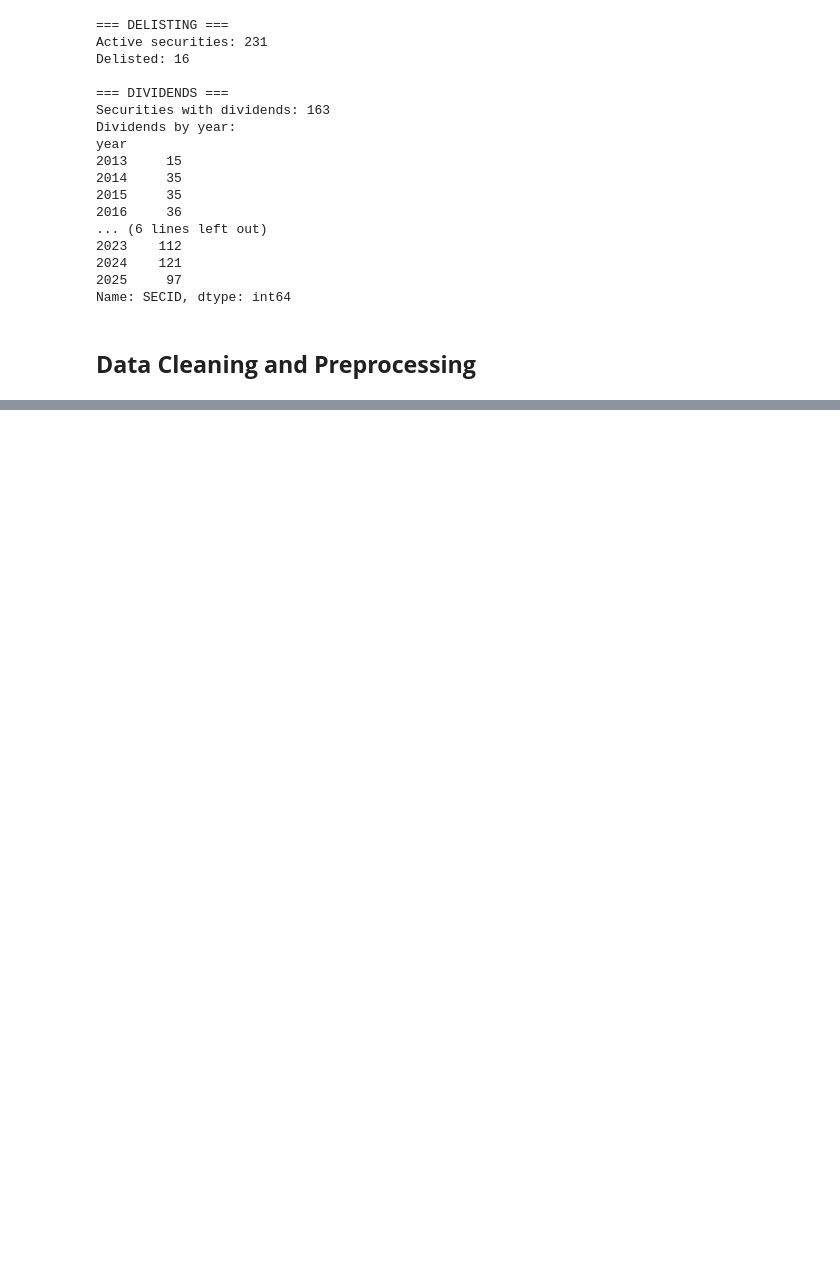
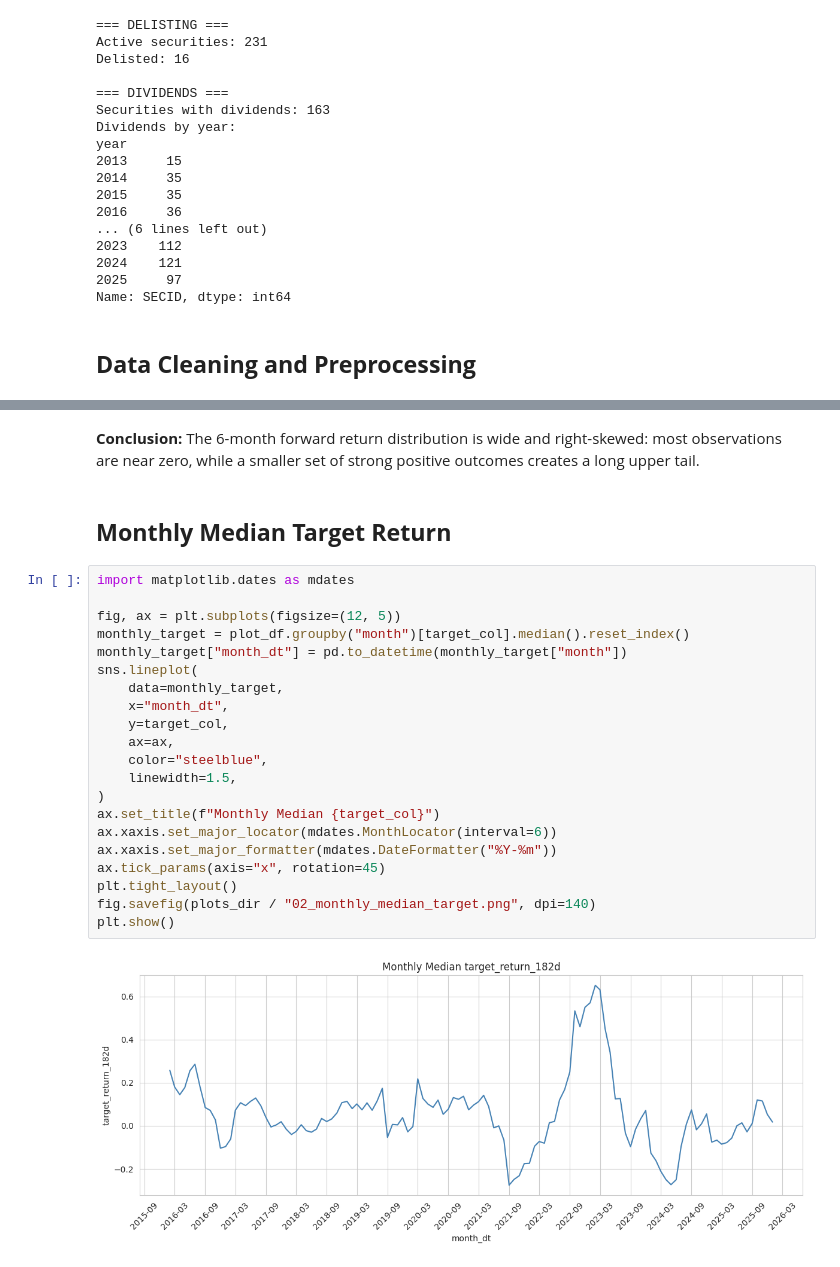
Before and after one commit to Aleliya/BiznesDengi, a Jupyter notebook: data_prep_and_eda/moex-eda.ipynb, the cells around one changed output, grey strips where cells are left out. Saved outputs shown, nothing was run; the diff lists cells and outputs as text; blank space fills up the shorter version.

```diff
--- a/data_prep_and_eda/moex-eda.ipynb
+++ b/data_prep_and_eda/moex-eda.ipynb
@@ -590,0 +882,27 @@ KeyError: "['target_return'] not in index"
+# %% [markdown]
+**Conclusion:** The 6-month forward return distribution is wide and right-skewed: most observations are near zero, while a smaller set of strong positive outcomes creates a long upper tail.
+# %% [markdown]
+## **Monthly Median Target Return**
+# %%
+import matplotlib.dates as mdates
+
+fig, ax = plt.subplots(figsize=(12, 5))
+monthly_target = plot_df.groupby("month")[target_col].median().reset_index()
+monthly_target["month_dt"] = pd.to_datetime(monthly_target["month"])
+sns.lineplot(
+    data=monthly_target,
+    x="month_dt",
+    y=target_col,
+    ax=ax,
+    color="steelblue",
+    linewidth=1.5,
+)
+ax.set_title(f"Monthly Median {target_col}")
+ax.xaxis.set_major_locator(mdates.MonthLocator(interval=6))
+ax.xaxis.set_major_formatter(mdates.DateFormatter("%Y-%m"))
+ax.tick_params(axis="x", rotation=45)
+plt.tight_layout()
+fig.savefig(plots_dir / "02_monthly_median_target.png", dpi=140)
+plt.show()
+# %% [output]
+[figure, added]
```
Also changed, not shown: parts of 73 cells of this notebook, 10 other files.
